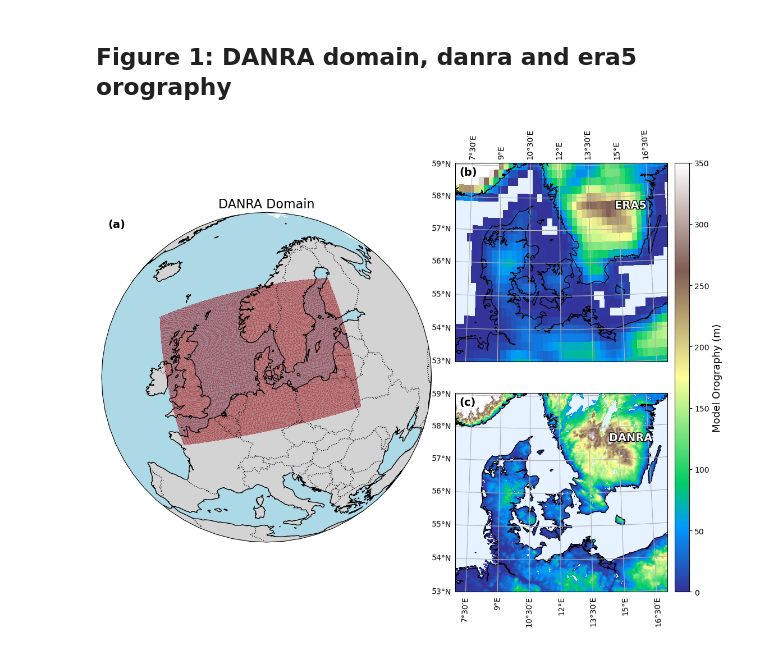
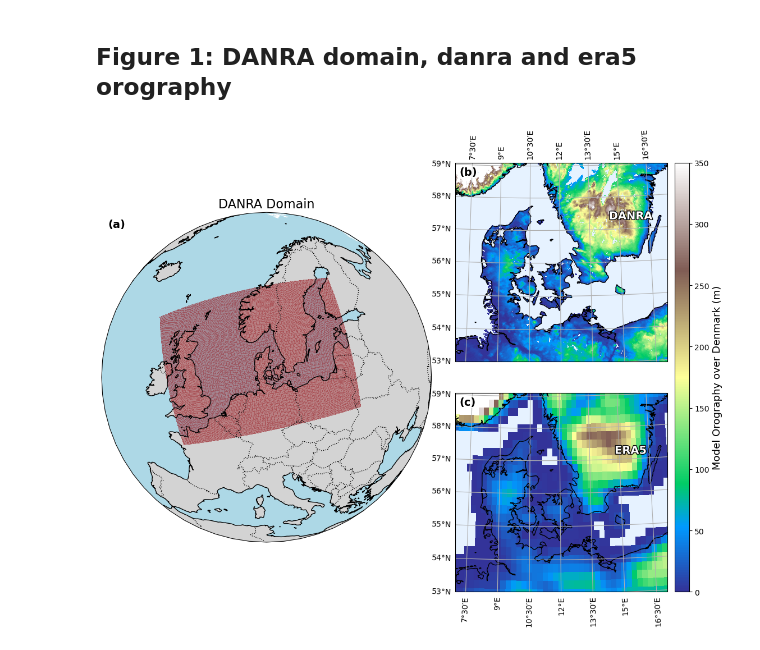
Before and after one commit to dmidk/danradocs, a Jupyter notebook: danra-book/notebooks/paper-figures.ipynb, the cells around one changed output. Saved outputs shown, nothing was run; the diff lists cells and outputs as text; code cells hidden in the pictures.

```diff
--- a/danra-book/notebooks/paper-figures.ipynb
+++ b/danra-book/notebooks/paper-figures.ipynb
@@ -140,25 +138,25 @@ ax_globe.pcolormesh(
 plot_bbox = [7, 53, 17, 59]  # [min_lon, min_lat, max_lon, max_lat]
 
 # ERA5 orography subplot (top right)
-ax_era5 = fig.add_subplot(
+ax_danra = fig.add_subplot(
     gs[0, 3:],
     projection=ccrs.AlbersEqualArea(
         central_longitude=11.0,
         central_latitude=55.0
     )
 )
-ax_era5.set_facecolor("#e6f2ff")
-mesh1 = ax_era5.pcolormesh(
-    era5_lon, era5_lat, era5_orog.squeeze(),
+ax_danra.set_facecolor("#e6f2ff")
+mesh1 = ax_danra.pcolormesh(
+    lon, lat, orog.squeeze(),
     transform=ccrs.PlateCarree(),
     cmap="terrain",
     vmin=0,
     vmax=350,
     rasterized=True
 )
-ax_era5.coastlines()
-ax_era5.set_extent([7, 17, 53, 59], crs=ccrs.PlateCarree())
-gl1 = ax_era5.gridlines(
+ax_danra.coastlines()
+ax_danra.set_extent([7, 17, 53, 59], crs=ccrs.PlateCarree())
+gl1 = ax_danra.gridlines(
     draw_labels=True,
     dms=True,
     x_inline=False,
@@ -170,27 +168,27 @@ gl1.left_labels = True
 gl1.right_labels = False
 
 # DANRA orography subplot (bottom right)
-ax_danra = fig.add_subplot(
+ax_era5 = fig.add_subplot(
     gs[1, 3:],
     projection=ccrs.AlbersEqualArea(
         central_longitude=11.0,
         central_latitude=55.0
     )
 )
-ax_danra.set_facecolor("#e6f2ff")
-mesh0 = ax_danra.pcolormesh(
-    lon, lat, orog.values,
+ax_era5.set_facecolor("#e6f2ff")
+mesh0 = ax_era5.pcolormesh(
+    era5_lon, era5_lat, era5_orog.values,
     transform=ccrs.PlateCarree(),
     cmap="terrain",
     vmin=0,
     vmax=350,
     rasterized=True
 )
-ax_danra.coastlines()
-ax_danra.set_extent(
+ax_era5.coastlines()
+ax_era5.set_extent(
     [7, 17, 53, 59], crs=ccrs.PlateCarree()
 )
-gl0 = ax_danra.gridlines(
+gl0 = ax_era5.gridlines(
     draw_labels=True, dms=True, x_inline=False, y_inline=False
 )
 gl0.top_labels = False
@@ -201,49 +199,49 @@ gl0.right_labels = False
 # Create an axis for the colorbar that spans both right subplots
 cbar_ax = fig.add_axes([
     0.91,
-    ax_danra.get_position().y0,
+    ax_era5.get_position().y0,
     0.02,
-    ax_era5.get_position().y1 - ax_danra.get_position().y0
+    ax_danra.get_position().y1 - ax_era5.get_position().y0
 ])
 cbar = fig.colorbar(mesh1, cax=cbar_ax, orientation='vertical')
 cbar.set_label("Model Orography over Denmark (m)", fontsize=13)
 
 ax_era5.text(
-    0.02, 0.98, "(b)", transform=ax_era5.transAxes,
+    0.02, 0.98, "(c)", transform=ax_era5.transAxes,
     fontsize=14, fontweight="bold", va="top", ha="left",
     bbox=dict(facecolor="white", edgecolor="none", alpha=0.7, pad=1)
 )
 ax_danra.text(
-    0.02, 0.98, "(c)", transform=ax_danra.transAxes,
+    0.02, 0.98, "(b)", transform=ax_danra.transAxes,
     fontsize=14, fontweight="bold", va="top", ha="left",
     bbox=dict(facecolor="white", edgecolor="none", alpha=0.7, pad=1)
 )
 
 
 fig.text(
     0.85,
-    0.78,
+    0.36,
     "ERA5",
     color="white",
     fontsize=14,
     ha="center",
     va="bottom",
     fontweight="bold",
     path_effects=[patheffects.withStroke(linewidth=2, foreground="black")],
 )
 
 fig.text(
     0.85,
-    0.4,
+    0.78,
     "DANRA",
     color="white",
     fontsize=14,
     ha="center",
     va="top",
     fontweight="bold",
     path_effects=[patheffects.withStroke(linewidth=2, foreground="black")],
 )
 
 plt.show()
 # %% [output]
-[figure, old version]
+[figure, new version]
```
Also changed, not shown: parts of 3 cells of this notebook, 1 other file.
